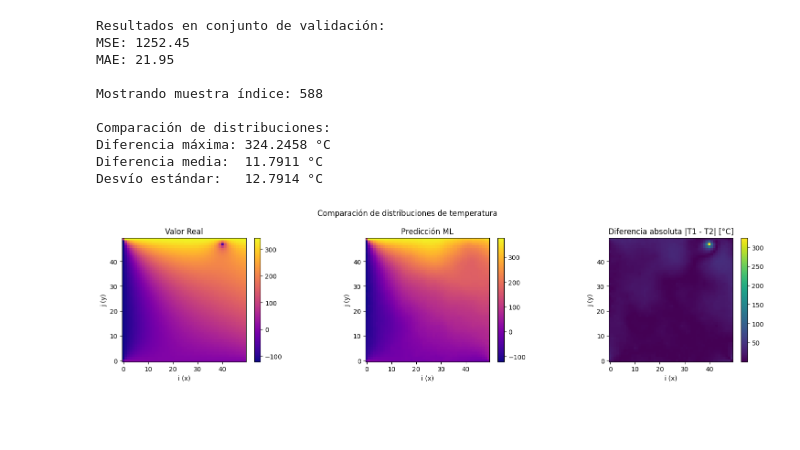
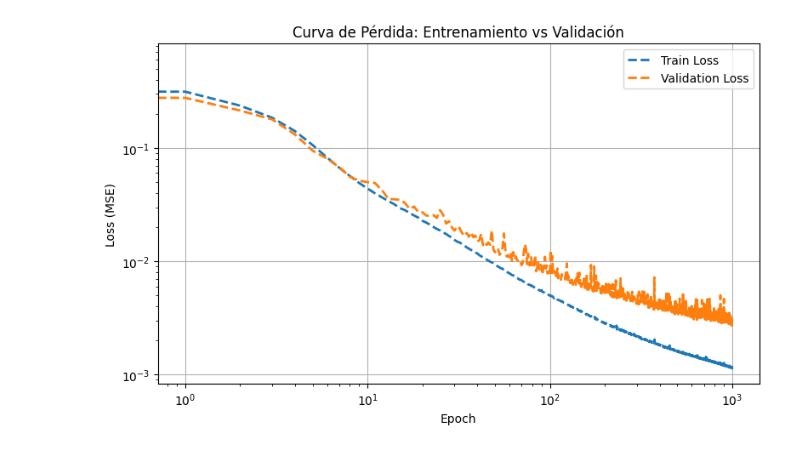
Before and after one commit to RoyGuz/ProyectoFinalModelado, a Jupyter notebook: notebooks/05_mod_train.ipynb, the cells around one changed output. Cells and saved outputs as stored; diff of their text form; code cells hidden in the pictures; blank space fills up the shorter version.

```diff
--- a/notebooks/05_mod_train.ipynb
+++ b/notebooks/05_mod_train.ipynb
@@ -40,17 +51,30 @@ Desvío estándar:   13.6505 °C
 # %%
-folder_data = 'dataset_5000_test'
-folder_results = 'MLP_50000_test_run01'
+folder_data = 'dataset_1000_test'
+folder_results = 'MLP_100000_test_run01'
 
-validar_modelo(folder_data,folder_results,idx_muestra=None,plot_hist=False)# (ESTA FUNCION VEIFICA CON MUESTRAS DEL DATA SET DE VALIDACION)
+#validar_modelo(folder_data,folder_results,idx_muestra=None,plot_hist=False)# (ESTA FUNCION VEIFICA CON MUESTRAS DEL DATA SET DE VALIDACION)
-# %% [output]
-Resultados en conjunto de validación:
-MSE: 1252.45
-MAE: 21.95
-
-Mostrando muestra índice: 588
-
-Comparación de distribuciones:
-Diferencia máxima: 324.2458 °C
-Diferencia media:  11.7911 °C
-Desvío estándar:   12.7914 °C
-[figure, removed]
+# %%
+import numpy as np
+import matplotlib.pyplot as plt
+from pathlib import Path
+
+subfolder_name = "MLP_100000_test_run03"
+
+BASE_DIR = Path().resolve()
+save_folder = BASE_DIR.parent / 'results' / subfolder_name
+
+loss_train = np.load(save_folder / 'loss_history_Train.npy')
+loss_val = np.load(save_folder / 'loss_history_Val.npy')
+
+plt.figure(figsize=(8, 5))
+plt.loglog(loss_train, label='Train Loss', linewidth=2,linestyle = '--')
+plt.loglog(loss_val, label='Validation Loss', linewidth=2, linestyle='--')
+plt.xlabel('Epoch')
+plt.ylabel('Loss (MSE)')
+plt.title('Curva de Pérdida: Entrenamiento vs Validación')
+plt.legend()
+plt.grid(True)
+plt.tight_layout()
+plt.show()
+# %% [output]
+[figure, added]
```
Also changed, not shown: parts of 4 cells of this notebook, 4 other files.
